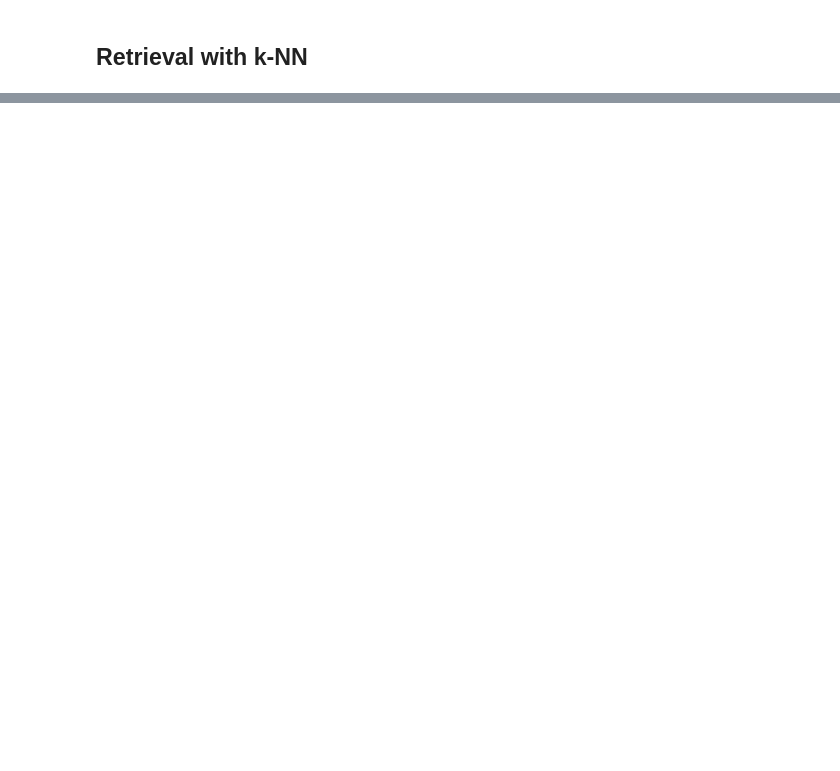
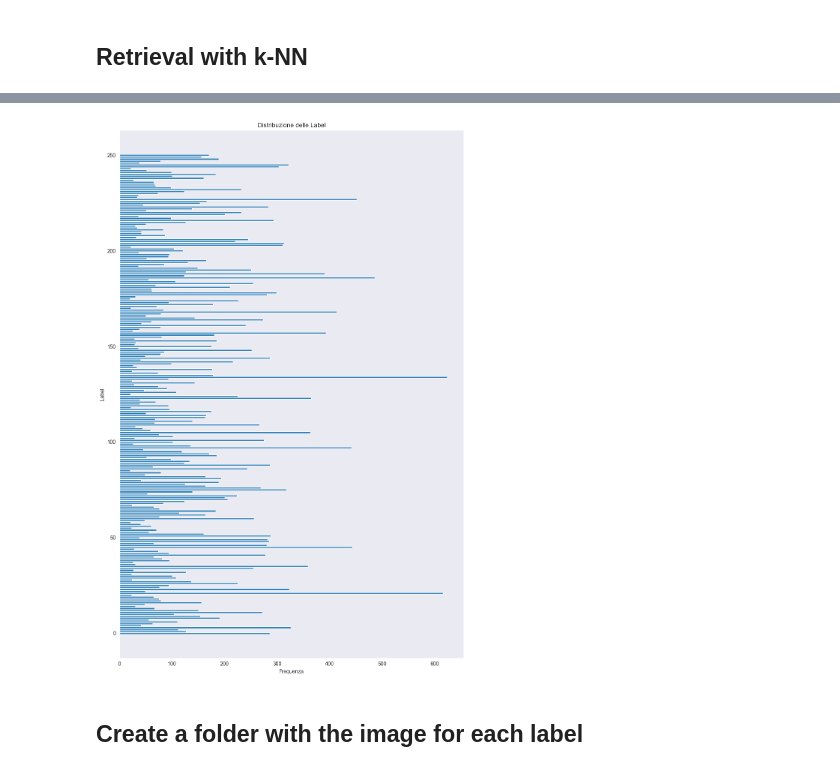
Before and after one commit to TommasoFerrario18/FoodX-251_Classification, a Jupyter notebook: Notebooks/Retrievalk-NN.ipynb, the cells around one changed output, grey strips where cells are left out. Cells and saved outputs as stored; diff of their text form; code cells hidden in the pictures; blank space fills up the shorter version.

```diff
--- a/Notebooks/Retrievalk-NN.ipynb
+++ b/Notebooks/Retrievalk-NN.ipynb
@@ -140,0 +56,4 @@ array([  0,  21, 165], dtype=int64)
+# %%
+df_results = df_small.copy()
+df_results.columns = ["Image", "Label"]
+df_results.head()
@@ -140,0 +67,4 @@ array([  0,  21, 165], dtype=int64)
+# %%
+tmp = pd.DataFrame({"Image": df_unlabelled[0], "Label": augmented_labels})
+tmp = tmp[tmp["Label"] != -1]
+tmp.head()
@@ -140,0 +78,5 @@ array([  0,  21, 165], dtype=int64)
+# %%
+df_results = pd.concat([df_results, tmp])
+df_results.sort_values(by="Label", inplace=True)
+df_results.reset_index(drop=True, inplace=True)
+df_results.head()
@@ -140,0 +110,13 @@ array([  0,  21, 165], dtype=int64)
+# %%
+plt.figure(figsize=(10, 15))
+label_counts = df_results['Label'].value_counts()
+plt.barh(label_counts.index, label_counts.values)
+plt.xlabel('Frequenza')
+plt.ylabel('Label')
+plt.title('Distribuzione delle Label')
+plt.tight_layout()
+plt.show()
+# %% [output]
+[figure, added]
+# %% [markdown]
+## **Create a folder with the image for each label**
```
Also changed, not shown: parts of 41 cells of this notebook, 2 other files.
